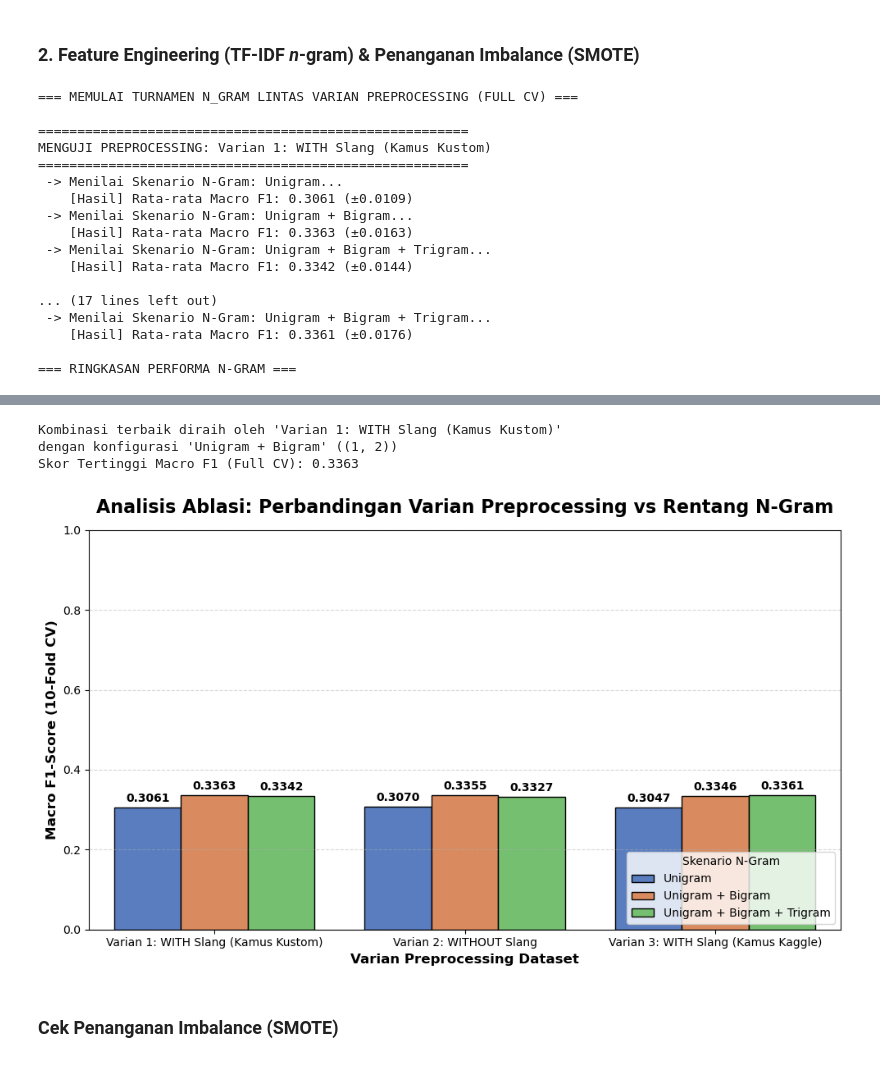
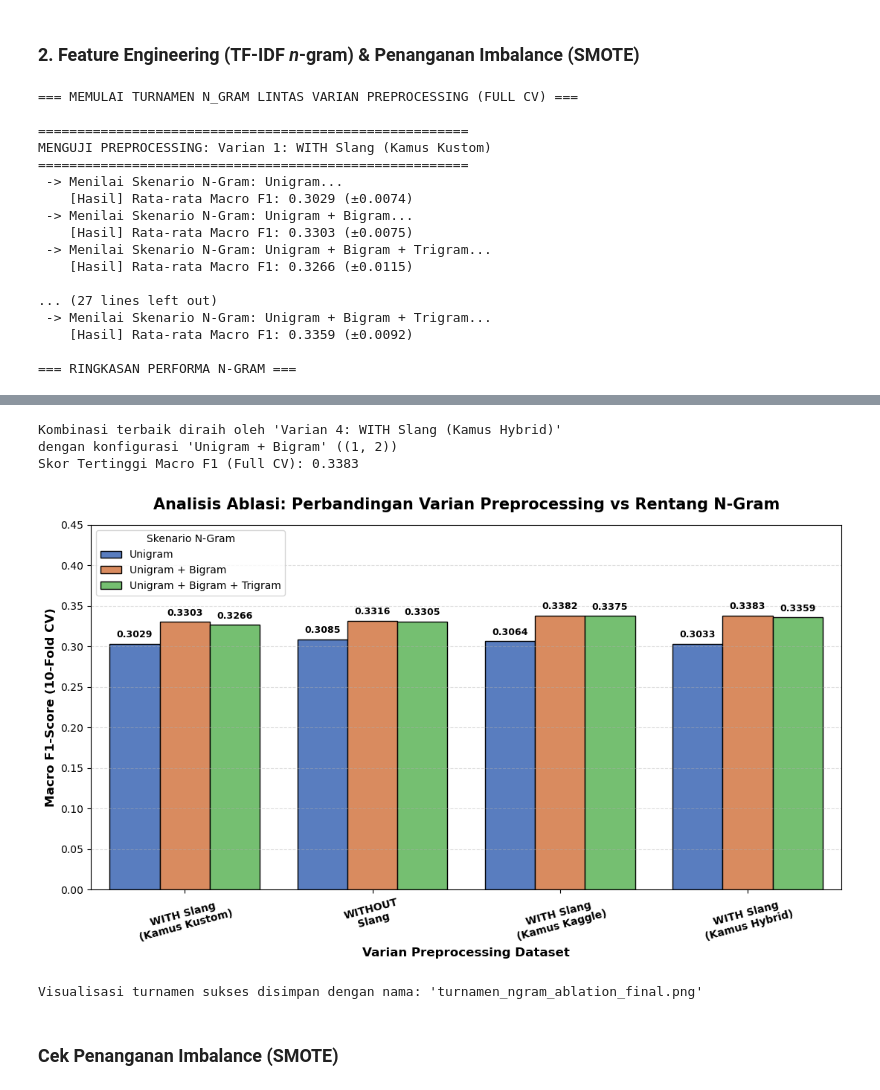
Before and after one commit to erlangga-g/NB_AnalisiSentimen, a Jupyter notebook: NB_SentimentAnalysis_Skripsi_2.ipynb, the cells around one changed output, grey strips where cells are left out. Cells and saved outputs as stored; diff of their text form; code cells hidden in the pictures.

```diff
--- a/NB_SentimentAnalysis_Skripsi_2.ipynb
+++ b/NB_SentimentAnalysis_Skripsi_2.ipynb
@@ -643,9 +725,10 @@ print(f"Jumlah sampel awal: {initial_len}")
 df_sample['text_clean_WITH_slang'] = df_sample['text_clean_WITH_slang'].replace('', np.nan)
 df_sample['text_clean_NO_slang'] = df_sample['text_clean_NO_slang'].replace('', np.nan)
 df_sample['text_clean_KAGGLE_slang'] = df_sample['text_clean_KAGGLE_slang'].replace('', np.nan)
+df_sample['text_clean_HYBRID_slang'] = df_sample['text_clean_HYBRID_slang'].replace('', np.nan)
 
 # Menghapus baris yang kosong di SALAH SATU atau KEDUA kolom
-df_sample = df_sample.dropna(subset=['text_clean_WITH_slang', 'text_clean_NO_slang', 'text_clean_KAGGLE_slang'])
+df_sample = df_sample.dropna(subset=['text_clean_WITH_slang', 'text_clean_NO_slang', 'text_clean_KAGGLE_slang', 'text_clean_HYBRID_slang'])
 df_sample = df_sample.reset_index(drop=True)
 
 print(f"Jumlah sampel valid: {len(df_sample)}")
@@ -704,20 +787,24 @@ def remove_stopwords(text):
 # --- 2.11 Eksekusi Filtering pada Dataset (3 Pipeline) ---
 
 print(f"Memulai proses tokenisasi & filtering VARIAN 1 (WITH slang)...")
-df_sample['tokens_WITH_slang'] = df_sample['text_clean_WITH_slang'].apply(remove_stopwords)
+df_sample['tokens_WITH_slang'] = df_sample['text_clean_WITH_slang'].apply(lambda x: str(x).split())
 
 print(f"Memulai proses tokenisasi & filtering VARIAN 2 (NO slang)...")
-df_sample['tokens_NO_slang'] = df_sample['text_clean_NO_slang'].apply(remove_stopwords)
+df_sample['tokens_NO_slang'] = df_sample['text_clean_NO_slang'].apply(lambda x: str(x).split())
 
 print(f"Memulai proses tokenisasi & filtering VARIAN 3 (KAGGLE slang)...")
-df_sample['tokens_KAGGLE_slang'] = df_sample['text_clean_KAGGLE_slang'].apply(remove_stopwords)
+df_sample['tokens_KAGGLE_slang'] = df_sample['text_clean_KAGGLE_slang'].apply(lambda x: str(x).split())
+
+print(f"Memulai proses tokenisasi & filtering VARIAN 4 (HYBRID slang)...")
+df_sample['tokens_HYBRID_slang'] = df_sample['text_clean_HYBRID_slang'].apply(lambda x: str(x).split())
 
 print(f"\nProses tokenisasi selesai.  Total Stopwords: {len(stop_words)} kata")
 
 print("\n=== VERIFIKASI HASIL TOKENISASI & STOPWORD REMOVAL ===")
 display(df_sample[['text_clean_WITH_slang', 'tokens_WITH_slang',
                    'text_clean_NO_slang', 'tokens_NO_slang',
-                   'text_clean_KAGGLE_slang', 'tokens_KAGGLE_slang']].head(3))
+                   'text_clean_KAGGLE_slang', 'tokens_KAGGLE_slang',
+                   'text_clean_HYBRID_slang', 'tokens_HYBRID_slang']].head(3))
 # %% [output]
 Memulai proses tokenisasi & filtering VARIAN 1 (WITH slang)...
 Memulai proses tokenisasi & filtering VARIAN 2 (NO slang)...
@@ -960,6 +1095,7 @@ ablation_files = {
     "Varian 1: WITH Slang (Kamus Kustom)": 'data_WITH_slang_normalization.csv',
     "Varian 2: WITHOUT Slang": 'data_NO_slang_normalization.csv',
     "Varian 3: WITH Slang (Kamus Kaggle)": 'data_KAGGLE_slang_normalization.csv',
+    "Varian 4: WITH Slang (Kamus Hybrid)": 'data_HYBRID_slang_normalization.csv',
 }
 
 # Dictionary untuk menyimpan X dan y dari masing-masing varian
@@ -974,6 +1110,10 @@ data_ablasi = {
     },
     'Varian 3: WITH Slang (Kamus Kaggle)': {
         'X': df_sample['text_clean_KAGGLE_slang'],
+        'y': y_best_rating
+    },
+    'Varian 4: WITH Slang (Kamus Hybrid)': {
+        'X': df_sample['text_clean_HYBRID_slang'],
         'y': y_best_rating
     }
 }
@@ -1061,7 +1202,9 @@ Status: Data mentah berhasil diamankan untuk kebutuhan Baseline Skenario 1.
 vec_params = {
     'min_df': 2,
     'max_df': 0.90,
-    'sublinear_tf': True # Menggunakan penskalaan logaritmik untuk menekan frekuensi kata tinggi
+    'max_features': None,
+    'sublinear_tf': True, # Menggunakan penskalaan logaritmik untuk menekan frekuensi kata tinggi
+    'strip_accents': 'unicode'
 }
 
 # 2. Definisi Skenario N-Gram yang diuji
@@ -1128,7 +1271,7 @@ for nama_varian, data in data_ablasi.items():
 
 # --- 2.18 Visualisasi Komparatif Hasil Ablasi ---
 print("\n=== RINGKASAN PERFORMA N-GRAM ===")
-df_results = pd. DataFrame(all_ablation_results)
+df_results = pd.DataFrame(all_ablation_results)
 display(df_results)
 
 # Print Kesimpulan Final
@@ -1137,7 +1280,7 @@ print(f"dengan konfigurasi '{best_global_config['ngram_name']}' ({best_global_co
 print(f"Skor Tertinggi Macro F1 (Full CV): {highest_macro_f1:.4f}")
 
 # Visualisasi perbandingan
-plt.figure(figsize=(10, 6))
+plt.figure(figsize=(11, 6.5))
 ax = sns.barplot(
     x='Varian Preprocessing',
     y='Macro F1-Score (CV)',
@@ -1145,19 +1288,34 @@ ax = sns.barplot(
     palette='muted',
     hue='Skenario N-Gram',
     edgecolor='black',
-    )
+)
 
+labels_pendek = [
+    'WITH Slang\n(Kamus Kustom)',
+    'WITHOUT\nSlang',
+    'WITH Slang\n(Kamus Kaggle)',
+    'WITH Slang\n(Kamus Hybrid)'
+]
+
+# Mengatur posisi label sumbu X dan MEMIRINGKANNYA
+ax.set_xticks(range(len(labels_pendek)))
+ax.set_xticklabels(labels_pendek, fontsize=10, fontweight='bold', rotation=15)
+
+# Menampilkan angka skor 4 digit secara vertikal di atas balok
 for container in ax.containers:
-    ax.bar_label(container, fmt='%.4f', padding=3, fontsize=10, fontweight='bold', rotation=0)
+    ax.bar_label(container, fmt='%.4f', padding=4, fontsize=9, fontweight='bold', rotation=0)
 
-plt.title('Analisis Ablasi: Perbandingan Varian Preprocessing vs Rentang N-Gram', fontsize=16, fontweight='bold', pad=15)
+plt.title('Analisis Ablasi: Perbandingan Varian Preprocessing vs Rentang N-Gram', fontsize=15, fontweight='bold', pad=15)
 plt.ylabel('Macro F1-Score (10-Fold CV)', fontsize=12, fontweight='bold')
 plt.xlabel('Varian Preprocessing Dataset', fontsize=12, fontweight='bold')
-plt.ylim(0, 1.0)
-plt.legend(title="Skenario N-Gram", loc='lower right')
-plt.grid(axis='y', linestyle='--', alpha=0.5)
+plt.ylim(0, 0.45)
+plt.legend(title="Skenario N-Gram", loc='upper left')
+plt.grid(axis='y', linestyle='--', alpha=0.4)
 plt.tight_layout()
+plt.savefig('turnamen_ngram_ablation_final.png', dpi=300, bbox_inches='tight')
 plt.show()
+
+print("\nVisualisasi turnamen sukses disimpan dengan nama: 'turnamen_ngram_ablation_final.png'")
 # %% [output]
 === MEMULAI TURNAMEN N_GRAM LINTAS VARIAN PREPROCESSING (FULL CV) ===
 
@@ -1165,15 +1323,15 @@ plt.show()
 MENGUJI PREPROCESSING: Varian 1: WITH Slang (Kamus Kustom)
 =======================================================
  -> Menilai Skenario N-Gram: Unigram...
-    [Hasil] Rata-rata Macro F1: 0.3061 (±0.0109)
+    [Hasil] Rata-rata Macro F1: 0.3029 (±0.0074)
  -> Menilai Skenario N-Gram: Unigram + Bigram...
-    [Hasil] Rata-rata Macro F1: 0.3363 (±0.0163)
+    [Hasil] Rata-rata Macro F1: 0.3303 (±0.0075)
  -> Menilai Skenario N-Gram: Unigram + Bigram + Trigram...
-    [Hasil] Rata-rata Macro F1: 0.3342 (±0.0144)
+    [Hasil] Rata-rata Macro F1: 0.3266 (±0.0115)
 
-... (17 lines left out)
+... (27 lines left out)
  -> Menilai Skenario N-Gram: Unigram + Bigram + Trigram...
-    [Hasil] Rata-rata Macro F1: 0.3361 (±0.0176)
+    [Hasil] Rata-rata Macro F1: 0.3359 (±0.0092)
 
 === RINGKASAN PERFORMA N-GRAM ===
 |  | Varian Preprocessing | Skenario N-Gram | Macro F1-Score (CV) | Std Dev |
@@ -1189,7 +1350,8 @@ MENGUJI PREPROCESSING: Varian 1: WITH Slang (Kamus Kustom)
-Kombinasi terbaik diraih oleh 'Varian 1: WITH Slang (Kamus Kustom)'
+Kombinasi terbaik diraih oleh 'Varian 4: WITH Slang (Kamus Hybrid)'
 dengan konfigurasi 'Unigram + Bigram' ((1, 2))
-Skor Tertinggi Macro F1 (Full CV): 0.3363
+Skor Tertinggi Macro F1 (Full CV): 0.3383
-[figure, old version]
+[figure, new version]
+Visualisasi turnamen sukses disimpan dengan nama: 'turnamen_ngram_ablation_final.png'
 # %% [markdown]
 ### Cek Penanganan Imbalance (SMOTE)
 # %%
```
Also changed, not shown: parts of 20 cells of this notebook, 12 other files.
